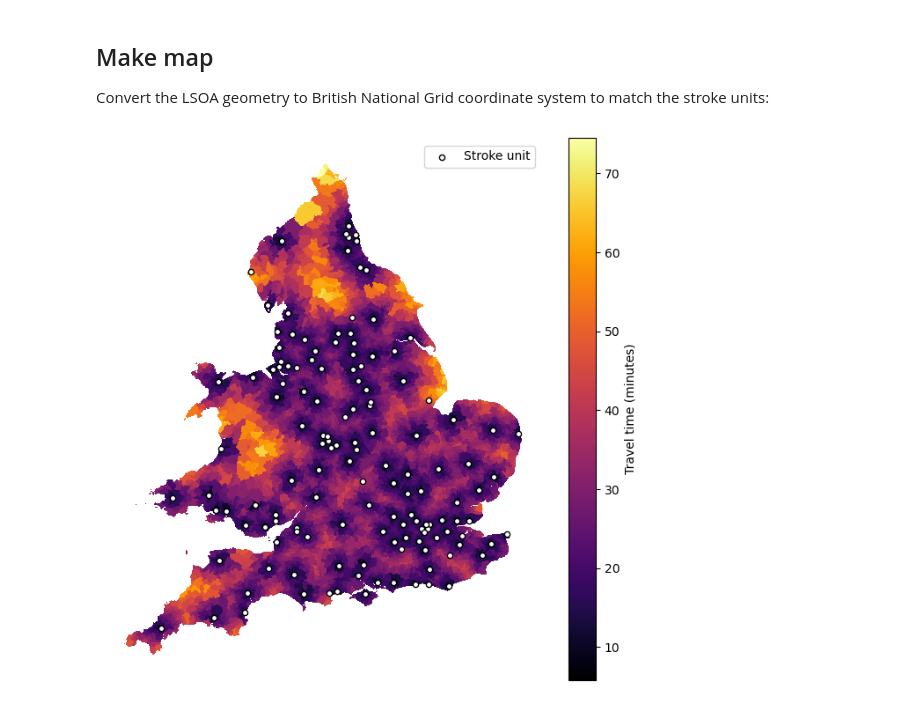
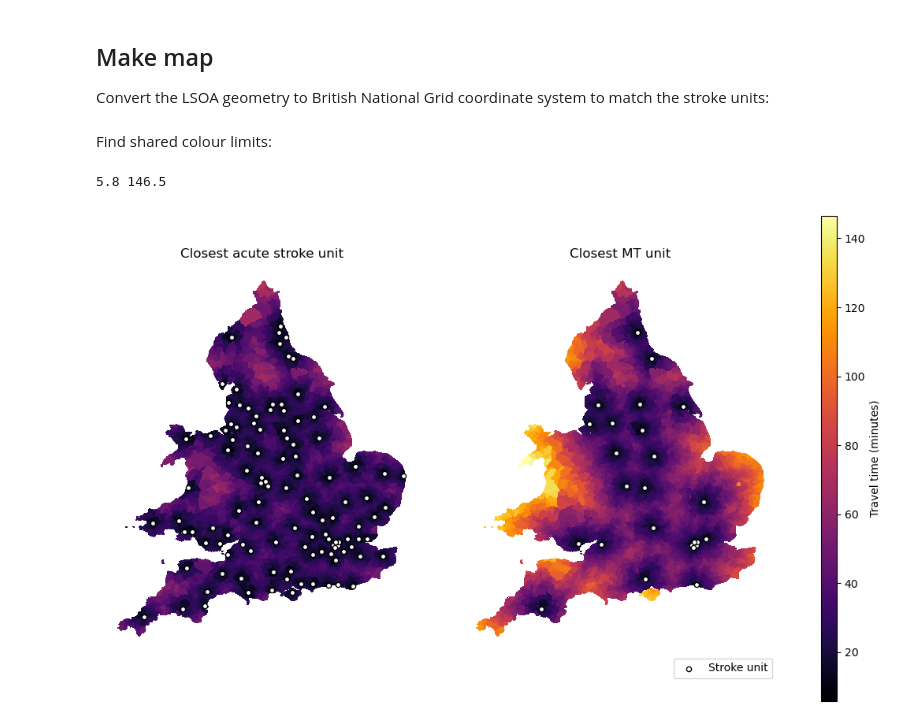
Before and after one commit to stroke-modelling/stroke-maps, a Jupyter notebook: docs/05_maps_value.ipynb, the cells around one changed output. Cells and saved outputs as stored; diff of their text form; code cells hidden in the pictures.

Commit message:
Updated colour-by-value maps docs, now two maps with shared colour limits

```diff
--- a/docs/05_maps_value.ipynb
+++ b/docs/05_maps_value.ipynb
@@ -64,0 +77,5 @@ df_catchment.head(5)
+# %%
+df_catchment_mt = stroke_maps.catchment.find_nearest_unit(
+    df_travel_lsoa[postcodes_mt])
+
+df_catchment_mt.head(5)
@@ -65,7 +90,14 @@ df_catchment.head(5)
 # %% [markdown]
 Merge this into the geography data:
 # %%
-gdf_lsoa = pd.merge(gdf_lsoa, df_catchment, left_on='LSOA11NM', right_index=True, how='right')
+gdf_lsoa = pd.merge(
+    gdf_lsoa, df_catchment_acute,
+    left_on='LSOA11NM', right_index=True, how='right'
+)
+gdf_lsoa = pd.merge(
+    gdf_lsoa, df_catchment_mt,
+    left_on='LSOA11NM', right_index=True, how='right', suffixes=[None, '_mt']
+)
 
 gdf_lsoa.head(3).T
 # %% [output]
@@ -90,36 +124,85 @@ gdf_lsoa.head(3).T
 Convert the LSOA geometry to British National Grid coordinate system to match the stroke units:
 # %%
 gdf_lsoa = gdf_lsoa.to_crs('EPSG:27700')
+# %% [markdown]
+Find shared colour limits:
+# %%
+vmin = gdf_lsoa[['unit_travel_time', 'unit_travel_time_mt']].to_numpy().min()
+vmax = gdf_lsoa[['unit_travel_time', 'unit_travel_time_mt']].to_numpy().max()
+
+print(vmin, vmax)
+# %% [output]
+5.8 146.5
 # %%
-fig, ax = plt.subplots(figsize=(8, 8))
+# Give the colourbar its own axis otherwise it'll squeeze into
+# an existing axis and make the maps look different sizes.
+# Use the gridspec keywords to make the width much less for
+# the colourbar axis.
+fig, axs = plt.subplots(
+    1, 3, figsize=(12, 8),
+    gridspec_kw={'width_ratios': [1, 1, 0.05]}
+)
 
+ax = axs[0]
+ax1 = axs[1]
+ax_cbar = axs[2]
+
+# ----- Left-hand map -----
 # Catchment areas:
 gdf_lsoa.plot(
     ax=ax,              # Set which axes to use for plot
     antialiased=False,  # Avoids artefact boundary lines
     column='unit_travel_time',  # set colours using this column
     cmap='inferno',
-    legend=True,  # to draw colourbar
-    legend_kwds={"label": 'Travel time (minutes)'}
+    edgecolor='face',
+    vmin=vmin,
+    vmax=vmax
     )
-
 # Stroke units:
 ax.scatter(
-    gdf_units['geometry'].x,
-    gdf_units['geometry'].y,
+    gdf_units.loc[mask_acute, 'geometry'].x,
+    gdf_units.loc[mask_acute, 'geometry'].y,
     marker='o',
     facecolor='w',
     edgecolor='k',
     label='Stroke unit',
     s=20,  # size
     )
 
+# ----- Right-hand map -----
+# Catchment areas:
+gdf_lsoa.plot(
+    ax=ax1,              # Set which axes to use for plot
+    antialiased=False,  # Avoids artefact boundary lines
+    column='unit_travel_time_mt',  # set colours using this column
+    cmap='inferno',
+    edgecolor='face',
+    legend=True,  # to draw colourbar
+    legend_kwds={'shrink': 0.5, 'label': 'Travel time (minutes)', 'cax': ax_cbar},
+    vmin=vmin,
+    vmax=vmax
+    )
+# Stroke units:
+ax1.scatter(
+    gdf_units.loc[mask_mt, 'geometry'].x,
+    gdf_units.loc[mask_mt, 'geometry'].y,
+    marker='o',
+    facecolor='w',
+    edgecolor='k',
+    label='Stroke unit',
+    s=20,  # size
+    )
+
+# Labels
+ax.set_title('Closest acute stroke unit')
+ax1.set_title('Closest MT unit')
 # Remove the axis border, ticks, labels...
 ax.axis('off')
+ax1.axis('off')
 
 # Add legend:
-ax.legend()
+ax1.legend(bbox_to_anchor=[1.0, 0.0], loc='upper right')
 
 plt.show()
 # %% [output]
-[figure, old version]
+[figure, new version]
```
Also changed, not shown: parts of 9 cells of this notebook.
